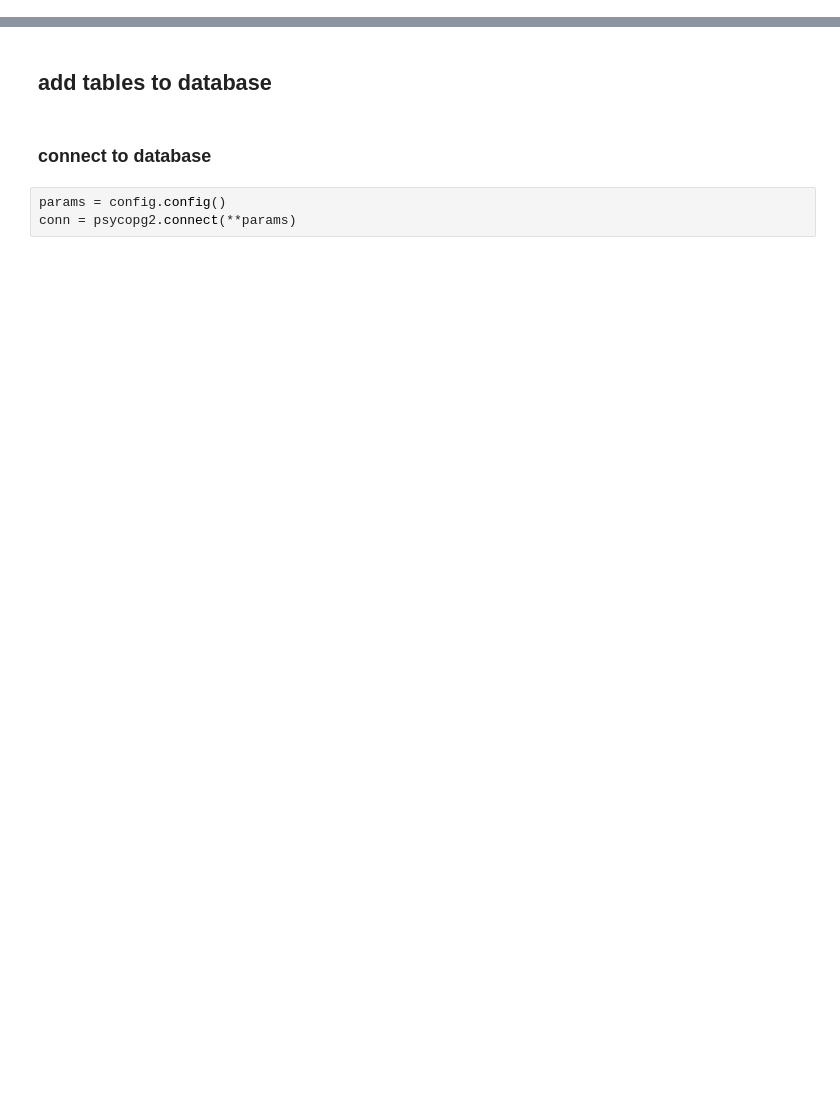
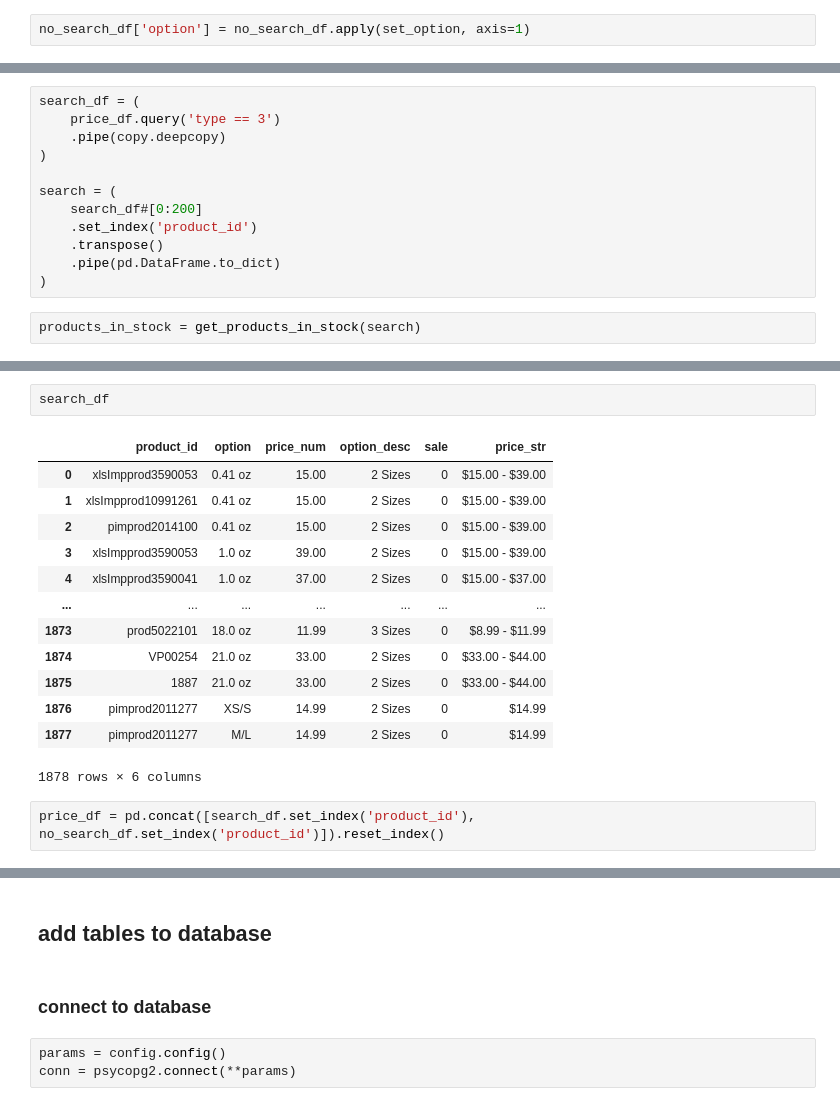
Before and after one commit to lermane/ulta_secret_sales, a Jupyter notebook: create_initial_db_tbls.ipynb, the cells around one changed output, grey strips where cells are left out. Saved outputs shown, nothing was run; the diff lists cells and outputs as text; blank space fills up the shorter version.

```diff
--- a/create_initial_db_tbls.ipynb
+++ b/create_initial_db_tbls.ipynb
@@ -310,0 +161,2 @@ prices.to_csv('data/prices_df_828.csv')
+# %%
+no_search_df['option'] = no_search_df.apply(set_option, axis=1)
@@ -310,0 +175,14 @@ prices.to_csv('data/prices_df_828.csv')
+# %%
+search_df = (
+    price_df.query('type == 3')
+    .pipe(copy.deepcopy)
+)
+
+search = (
+    search_df#[0:200]
+    .set_index('product_id')
+    .transpose()
+    .pipe(pd.DataFrame.to_dict)
+)
+# %%
+products_in_stock = get_products_in_stock(search)
@@ -310,0 +214,18 @@ prices.to_csv('data/prices_df_828.csv')
+# %%
+search_df
+# %% [output]
+|  | product_id | option | price_num | option_desc | sale | price_str |
+| 0 | xlsImpprod3590053 | 0.41 oz | 15.00 | 2 Sizes | 0 | $15.00 - $39.00 |
+| 1 | xlsImpprod10991261 | 0.41 oz | 15.00 | 2 Sizes | 0 | $15.00 - $39.00 |
+| 2 | pimprod2014100 | 0.41 oz | 15.00 | 2 Sizes | 0 | $15.00 - $39.00 |
+| 3 | xlsImpprod3590053 | 1.0 oz | 39.00 | 2 Sizes | 0 | $15.00 - $39.00 |
+| 4 | xlsImpprod3590041 | 1.0 oz | 37.00 | 2 Sizes | 0 | $15.00 - $37.00 |
+| ... | ... | ... | ... | ... | ... | ... |
+| 1873 | prod5022101 | 18.0 oz | 11.99 | 3 Sizes | 0 | $8.99 - $11.99 |
+| 1874 | VP00254 | 21.0 oz | 33.00 | 2 Sizes | 0 | $33.00 - $44.00 |
+| 1875 | 1887 | 21.0 oz | 33.00 | 2 Sizes | 0 | $33.00 - $44.00 |
+| 1876 | pimprod2011277 | XS/S | 14.99 | 2 Sizes | 0 | $14.99 |
+| 1877 | pimprod2011277 | M/L | 14.99 | 2 Sizes | 0 | $14.99 |
+1878 rows × 6 columns
+# %%
+price_df = pd.concat([search_df.set_index('product_id'), no_search_df.set_index('product_id')]).reset_index()
```
Also changed, not shown: parts of 70 cells of this notebook, 14 other files.
